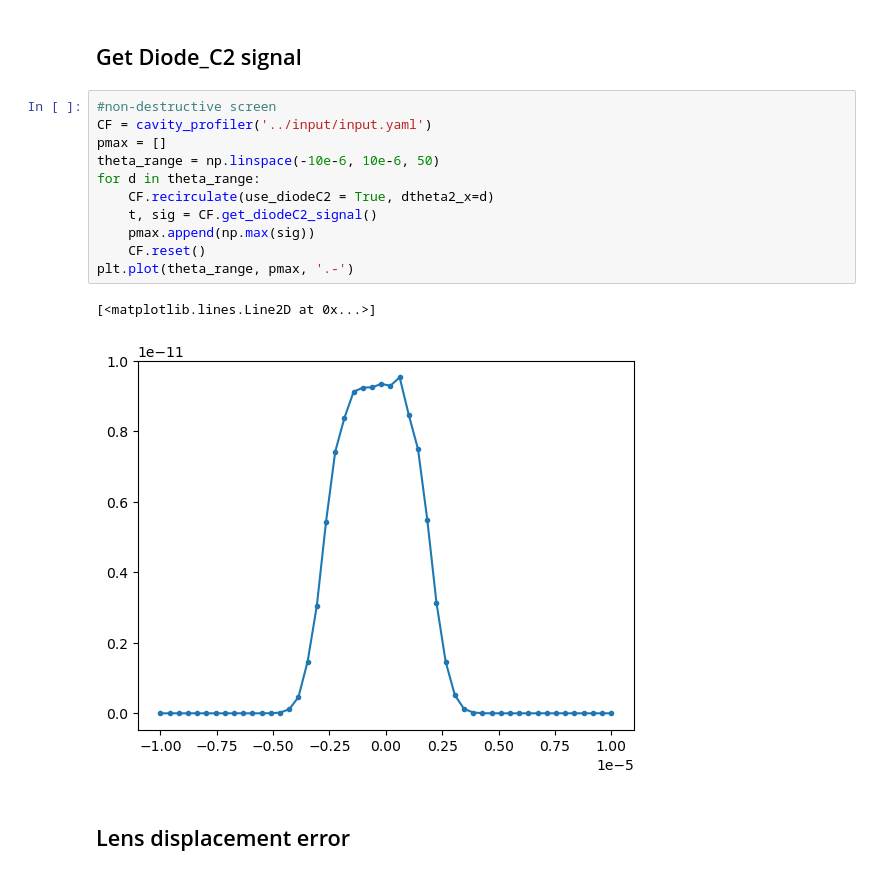
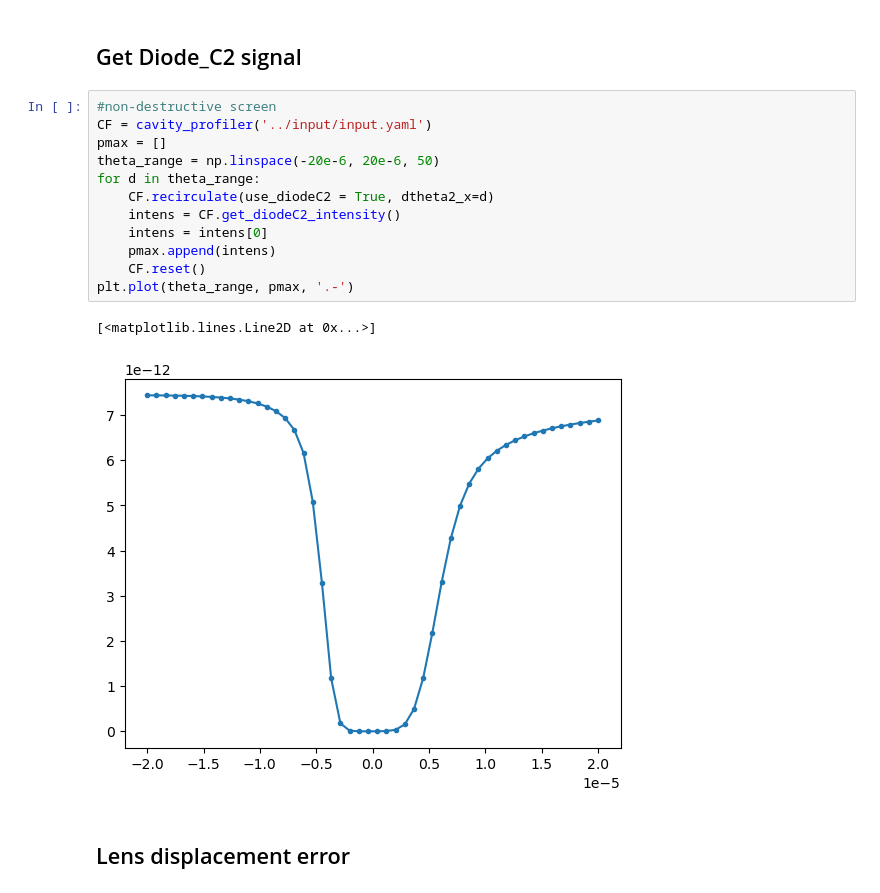
Before and after one commit to jy-tang/cavity_alignment, a Jupyter notebook: beam_profile/example/test.ipynb, the cells around one changed output. Drawn from its saved outputs; the diff is of its cells as text.

Commit message:
fixed the bug in diode_C2. add mirror displacement error. fix a bug in mirror angular misalignment

```diff
--- a/beam_profile/example/test.ipynb
+++ b/beam_profile/example/test.ipynb
@@ -89,17 +89,18 @@ Beam blocked!
 # %%
 #non-destructive screen
 CF = cavity_profiler('../input/input.yaml')
 pmax = []
-theta_range = np.linspace(-10e-6, 10e-6, 50)
+theta_range = np.linspace(-20e-6, 20e-6, 50)
 for d in theta_range:
     CF.recirculate(use_diodeC2 = True, dtheta2_x=d)
-    t, sig = CF.get_diodeC2_signal()
-    pmax.append(np.max(sig))
+    intens = CF.get_diodeC2_intensity()
+    intens = intens[0]
+    pmax.append(intens)
     CF.reset()
 plt.plot(theta_range, pmax, '.-')
 # %% [output]
 [<matplotlib.lines.Line2D at 0x...>]
-[figure, old version]
+[figure, new version]
 # %% [markdown]
 ## Lens displacement error
 # %%
```
Also changed, not shown: parts of 7 cells of this notebook, 5 other files.
